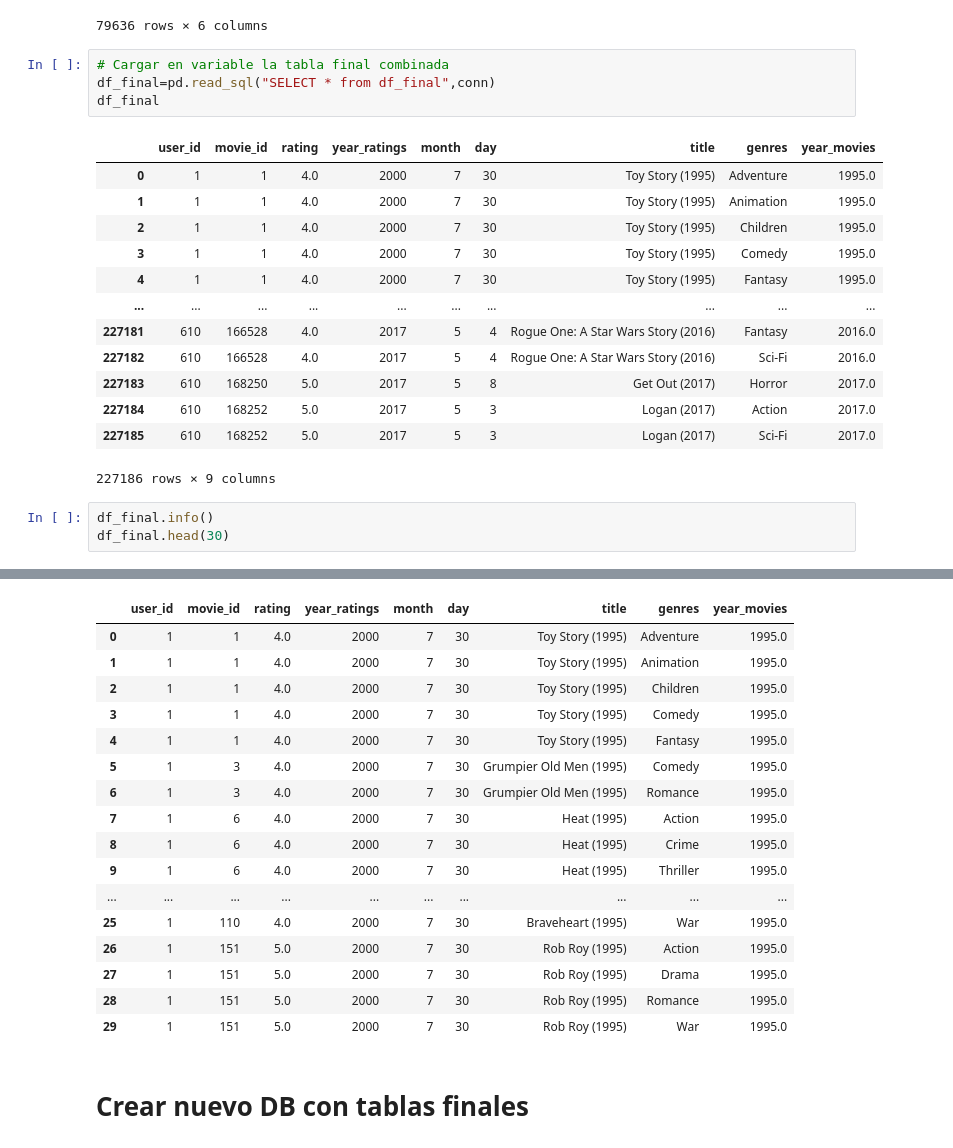
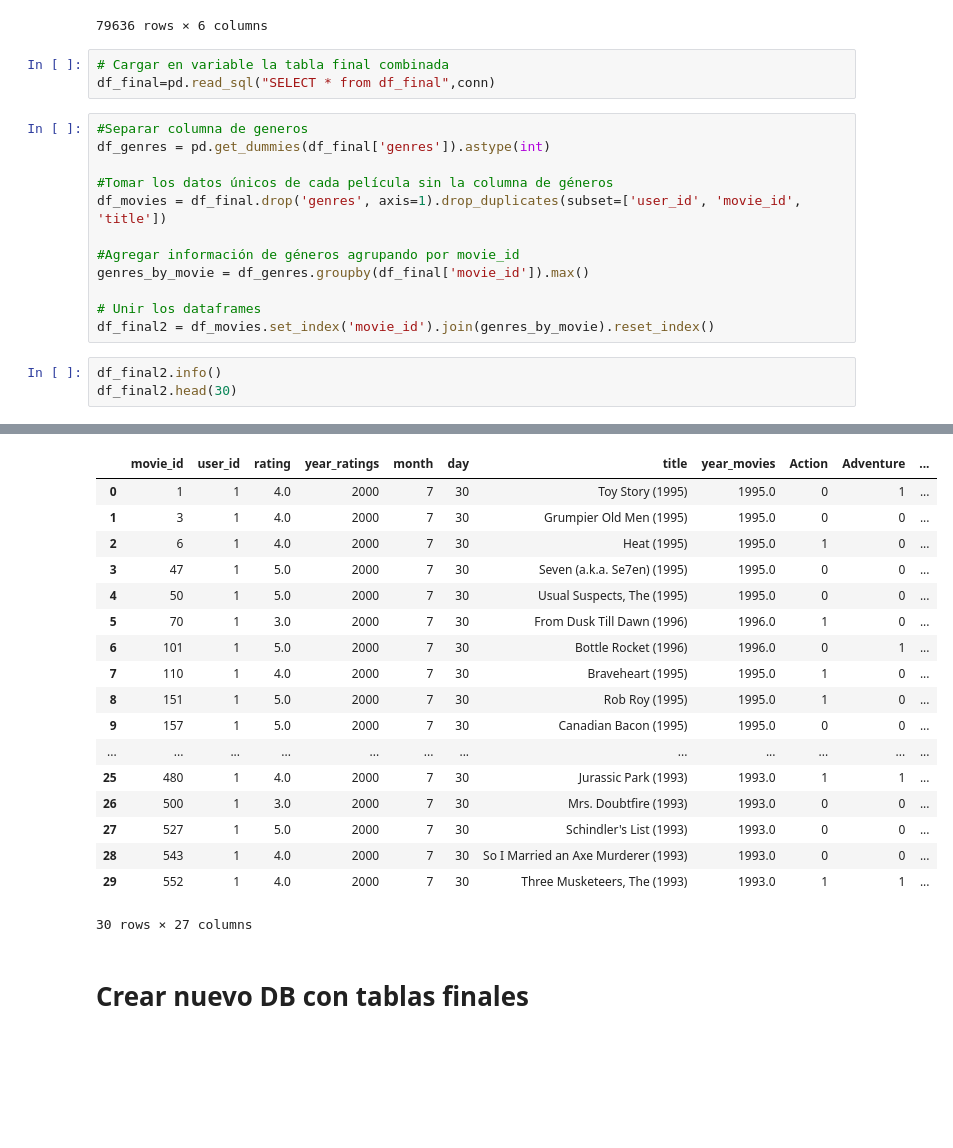
Before and after one commit to josedavidm12/sistemas_recomendacion, a Jupyter notebook: b_exploración.ipynb, the cells around one changed output, grey strips where cells are left out. Cells and saved outputs as stored; diff of their text form; blank space fills up the shorter version.

```diff
--- a/b_exploración.ipynb
+++ b/b_exploración.ipynb
@@ -702,23 +703,20 @@ df_ratings_final
 # %%
 # Cargar en variable la tabla final combinada
 df_final=pd.read_sql("SELECT * from df_final",conn)
-df_final
-# %% [output]
-|  | user_id | movie_id | rating | year_ratings | month | day | title | genres | year_movies |
-| 0 | 1 | 1 | 4.0 | 2000 | 7 | 30 | Toy Story (1995) | Adventure | 1995.0 |
-| 1 | 1 | 1 | 4.0 | 2000 | 7 | 30 | Toy Story (1995) | Animation | 1995.0 |
-| 2 | 1 | 1 | 4.0 | 2000 | 7 | 30 | Toy Story (1995) | Children | 1995.0 |
-| 3 | 1 | 1 | 4.0 | 2000 | 7 | 30 | Toy Story (1995) | Comedy | 1995.0 |
-| 4 | 1 | 1 | 4.0 | 2000 | 7 | 30 | Toy Story (1995) | Fantasy | 1995.0 |
-| ... | ... | ... | ... | ... | ... | ... | ... | ... | ... |
-| 227181 | 610 | 166528 | 4.0 | 2017 | 5 | 4 | Rogue One: A Star Wars Story (2016) | Fantasy | 2016.0 |
-| 227182 | 610 | 166528 | 4.0 | 2017 | 5 | 4 | Rogue One: A Star Wars Story (2016) | Sci-Fi | 2016.0 |
-| 227183 | 610 | 168250 | 5.0 | 2017 | 5 | 8 | Get Out (2017) | Horror | 2017.0 |
-| 227184 | 610 | 168252 | 5.0 | 2017 | 5 | 3 | Logan (2017) | Action | 2017.0 |
-| 227185 | 610 | 168252 | 5.0 | 2017 | 5 | 3 | Logan (2017) | Sci-Fi | 2017.0 |
-227186 rows × 9 columns
+# %%
+#Separar columna de generos
+df_genres = pd.get_dummies(df_final['genres']).astype(int)
+
+#Tomar los datos únicos de cada película sin la columna de géneros
+df_movies = df_final.drop('genres', axis=1).drop_duplicates(subset=['user_id', 'movie_id', 'title'])
+
+#Agregar información de géneros agrupando por movie_id
+genres_by_movie = df_genres.groupby(df_final['movie_id']).max()
+
+# Unir los dataframes
+df_final2 = df_movies.set_index('movie_id').join(genres_by_movie).reset_index()
 # %%
-df_final.info()
-df_final.head(30)
+df_final2.info()
+df_final2.head(30)
 # %% [output]
 <class 'pandas.core.frame.DataFrame'>
@@ -740,20 +739,21 @@ memory usage: 15.6+ MB
-|  | user_id | movie_id | rating | year_ratings | month | day | title | genres | year_movies |
-| 0 | 1 | 1 | 4.0 | 2000 | 7 | 30 | Toy Story (1995) | Adventure | 1995.0 |
-| 1 | 1 | 1 | 4.0 | 2000 | 7 | 30 | Toy Story (1995) | Animation | 1995.0 |
-| 2 | 1 | 1 | 4.0 | 2000 | 7 | 30 | Toy Story (1995) | Children | 1995.0 |
-| 3 | 1 | 1 | 4.0 | 2000 | 7 | 30 | Toy Story (1995) | Comedy | 1995.0 |
-| 4 | 1 | 1 | 4.0 | 2000 | 7 | 30 | Toy Story (1995) | Fantasy | 1995.0 |
-| 5 | 1 | 3 | 4.0 | 2000 | 7 | 30 | Grumpier Old Men (1995) | Comedy | 1995.0 |
-| 6 | 1 | 3 | 4.0 | 2000 | 7 | 30 | Grumpier Old Men (1995) | Romance | 1995.0 |
-| 7 | 1 | 6 | 4.0 | 2000 | 7 | 30 | Heat (1995) | Action | 1995.0 |
-| 8 | 1 | 6 | 4.0 | 2000 | 7 | 30 | Heat (1995) | Crime | 1995.0 |
-| 9 | 1 | 6 | 4.0 | 2000 | 7 | 30 | Heat (1995) | Thriller | 1995.0 |
-| ... | ... | ... | ... | ... | ... | ... | ... | ... | ... |
-| 25 | 1 | 110 | 4.0 | 2000 | 7 | 30 | Braveheart (1995) | War | 1995.0 |
-| 26 | 1 | 151 | 5.0 | 2000 | 7 | 30 | Rob Roy (1995) | Action | 1995.0 |
-| 27 | 1 | 151 | 5.0 | 2000 | 7 | 30 | Rob Roy (1995) | Drama | 1995.0 |
-| 28 | 1 | 151 | 5.0 | 2000 | 7 | 30 | Rob Roy (1995) | Romance | 1995.0 |
-| 29 | 1 | 151 | 5.0 | 2000 | 7 | 30 | Rob Roy (1995) | War | 1995.0 |
+|  | movie_id | user_id | rating | year_ratings | month | day | title | year_movies | Action | Adventure | ... |
+| 0 | 1 | 1 | 4.0 | 2000 | 7 | 30 | Toy Story (1995) | 1995.0 | 0 | 1 | ... |
+| 1 | 3 | 1 | 4.0 | 2000 | 7 | 30 | Grumpier Old Men (1995) | 1995.0 | 0 | 0 | ... |
+| 2 | 6 | 1 | 4.0 | 2000 | 7 | 30 | Heat (1995) | 1995.0 | 1 | 0 | ... |
+| 3 | 47 | 1 | 5.0 | 2000 | 7 | 30 | Seven (a.k.a. Se7en) (1995) | 1995.0 | 0 | 0 | ... |
+| 4 | 50 | 1 | 5.0 | 2000 | 7 | 30 | Usual Suspects, The (1995) | 1995.0 | 0 | 0 | ... |
+| 5 | 70 | 1 | 3.0 | 2000 | 7 | 30 | From Dusk Till Dawn (1996) | 1996.0 | 1 | 0 | ... |
+| 6 | 101 | 1 | 5.0 | 2000 | 7 | 30 | Bottle Rocket (1996) | 1996.0 | 0 | 1 | ... |
+| 7 | 110 | 1 | 4.0 | 2000 | 7 | 30 | Braveheart (1995) | 1995.0 | 1 | 0 | ... |
+| 8 | 151 | 1 | 5.0 | 2000 | 7 | 30 | Rob Roy (1995) | 1995.0 | 1 | 0 | ... |
+| 9 | 157 | 1 | 5.0 | 2000 | 7 | 30 | Canadian Bacon (1995) | 1995.0 | 0 | 0 | ... |
+| ... | ... | ... | ... | ... | ... | ... | ... | ... | ... | ... | ... |
+| 25 | 480 | 1 | 4.0 | 2000 | 7 | 30 | Jurassic Park (1993) | 1993.0 | 1 | 1 | ... |
+| 26 | 500 | 1 | 3.0 | 2000 | 7 | 30 | Mrs. Doubtfire (1993) | 1993.0 | 0 | 0 | ... |
+| 27 | 527 | 1 | 5.0 | 2000 | 7 | 30 | Schindler's List (1993) | 1993.0 | 0 | 0 | ... |
+| 28 | 543 | 1 | 4.0 | 2000 | 7 | 30 | So I Married an Axe Murderer (1993) | 1993.0 | 0 | 0 | ... |
+| 29 | 552 | 1 | 4.0 | 2000 | 7 | 30 | Three Musketeers, The (1993) | 1993.0 | 1 | 1 | ... |
+30 rows × 27 columns
 # %% [markdown]
 # Crear nuevo DB con tablas finales
 # %%
```
Also changed, not shown: parts of 3 cells of this notebook, 4 other files.
